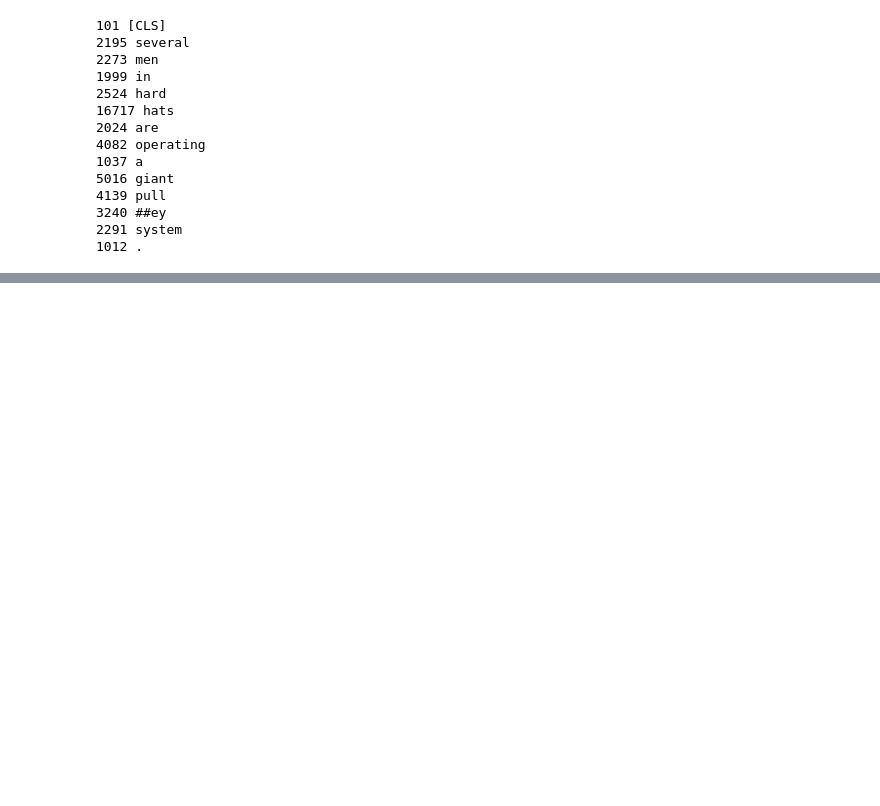
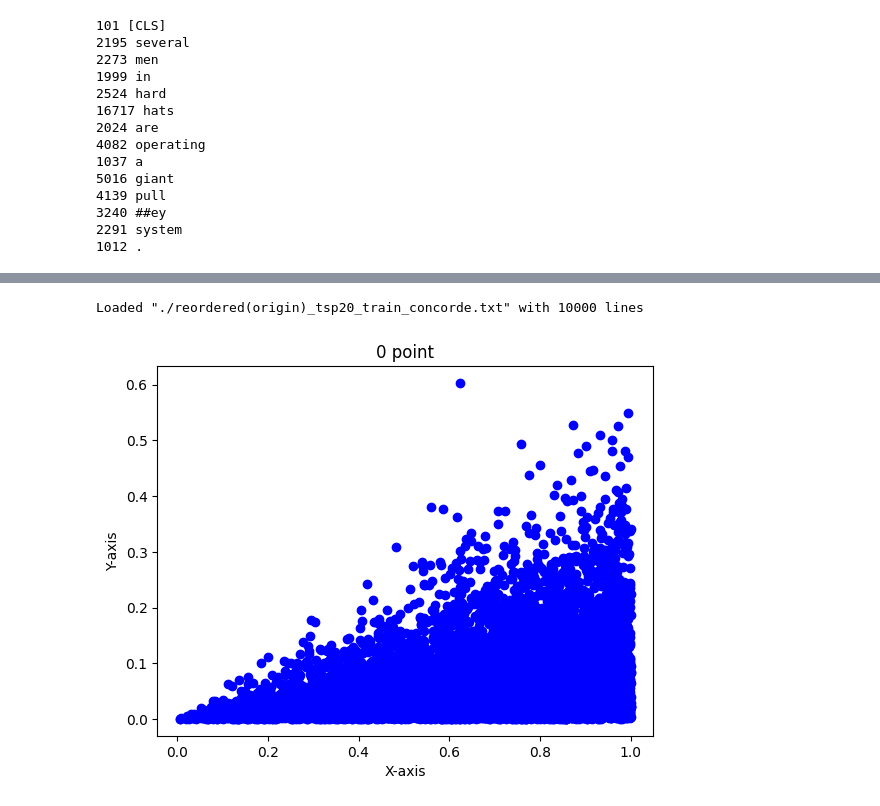
Before and after one commit to Giventicket/GridFormer, a Jupyter notebook: test.ipynb, the cells around one changed output, grey strips where cells are left out. Drawn from its saved outputs; the diff is of its cells as text; code cells hidden in the pictures; blank space fills up the shorter version.

```diff
--- a/test.ipynb
+++ b/test.ipynb
@@ -207,0 +227,22 @@ print(torch.cuda)
+# %%
+import matplotlib.pyplot as plt
+from tqdm import tqdm
+
+images = TSPImageDataset(
+    data_file = "./reordered(origin)_tsp20_train_concorde.txt",
+)
+
+I = 0
+
+for idx in tqdm(range(len(images))):
+    points, tour = images[idx]
+    point = points[I]
+    plt.scatter(point[0], point[1], color='blue')  # Scatter plot each point
+
+plt.xlabel('X-axis')
+plt.ylabel('Y-axis')
+plt.title(f'{I} point')
+plt.show()
+# %% [output]
+Loaded "./reordered(origin)_tsp20_train_concorde.txt" with 10000 lines
+[figure, added]
```
Also changed, not shown: parts of 7 cells of this notebook, 15 other files.
